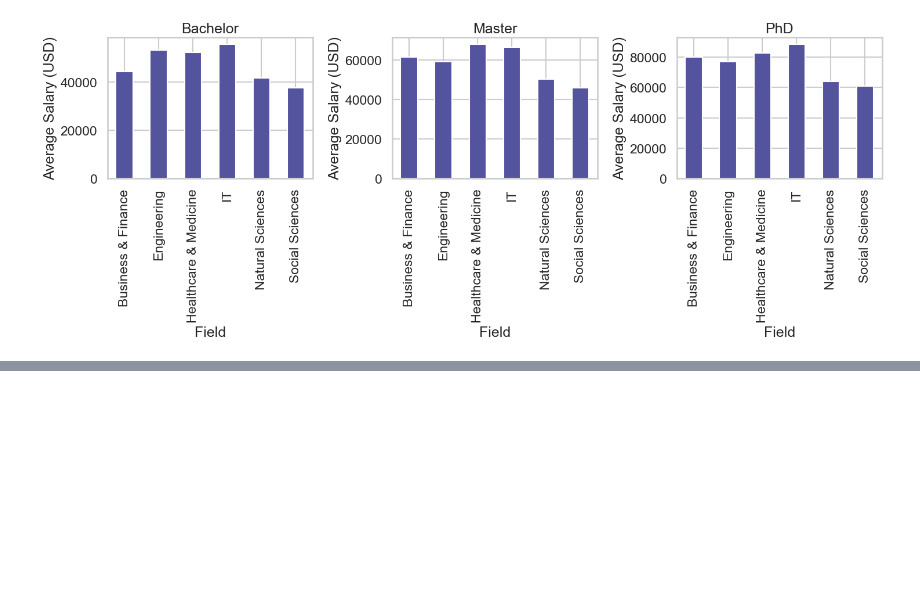
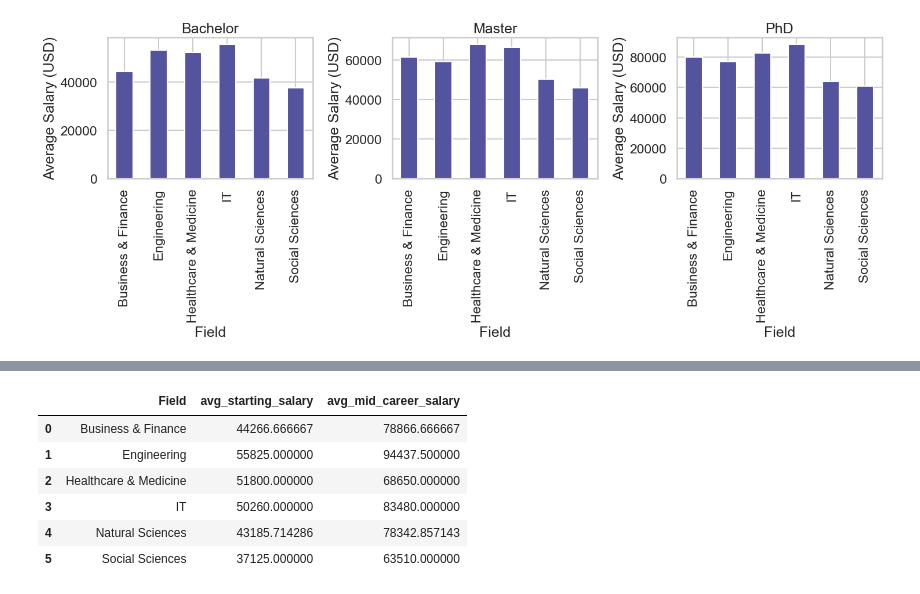
Before and after one commit to maxtheshock/PythonDS-Project, a Jupyter notebook: PythonNotebook.ipynb, the cells around one changed output, grey strips where cells are left out. Saved outputs shown, nothing was run; the diff lists cells and outputs as text; code cells hidden in the pictures; blank space fills up the shorter version.

```diff
--- a/PythonNotebook.ipynb
+++ b/PythonNotebook.ipynb
@@ -892,0 +987,23 @@ plt.tight_layout()
+# %%
+for col in ['Starting Median Salary', 'Mid-Career Median Salary']:
+    field_salary[col] = field_salary[col].replace('[\$,]', '', regex=True).astype(float)
+
+field_salary['Field'] = field_salary['Undergraduate Major'].map(major_to_field)
+
+if field_salary['Field'].isna().any():
+    print("Остались специальности без категории:", field_salary.loc[field_salary['Field'].isna(), 'Undergraduate Major'].tolist())
+
+result = field_salary.groupby('Field').agg(
+    avg_starting_salary=('Starting Median Salary', 'mean'),
+    avg_mid_career_salary=('Mid-Career Median Salary', 'mean')
+).reset_index()
+
+result
+# %% [output]
+|  | Field | avg_starting_salary | avg_mid_career_salary |
+| 0 | Business & Finance | 44266.666667 | 78866.666667 |
+| 1 | Engineering | 55825.000000 | 94437.500000 |
+| 2 | Healthcare & Medicine | 51800.000000 | 68650.000000 |
+| 3 | IT | 50260.000000 | 83480.000000 |
+| 4 | Natural Sciences | 43185.714286 | 78342.857143 |
+| 5 | Social Sciences | 37125.000000 | 63510.000000 |
```
Also changed, not shown: parts of 5 cells of this notebook.
